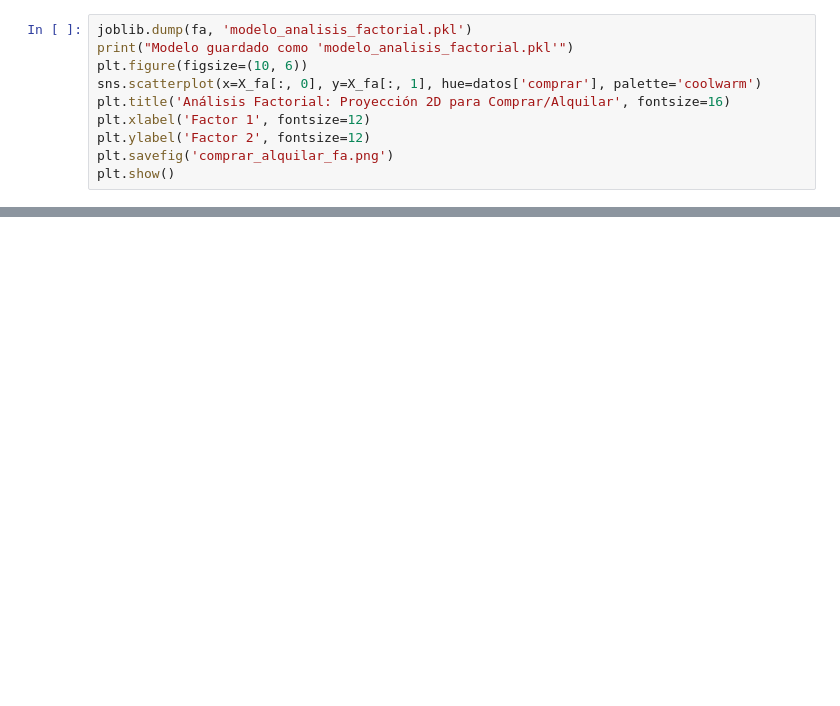
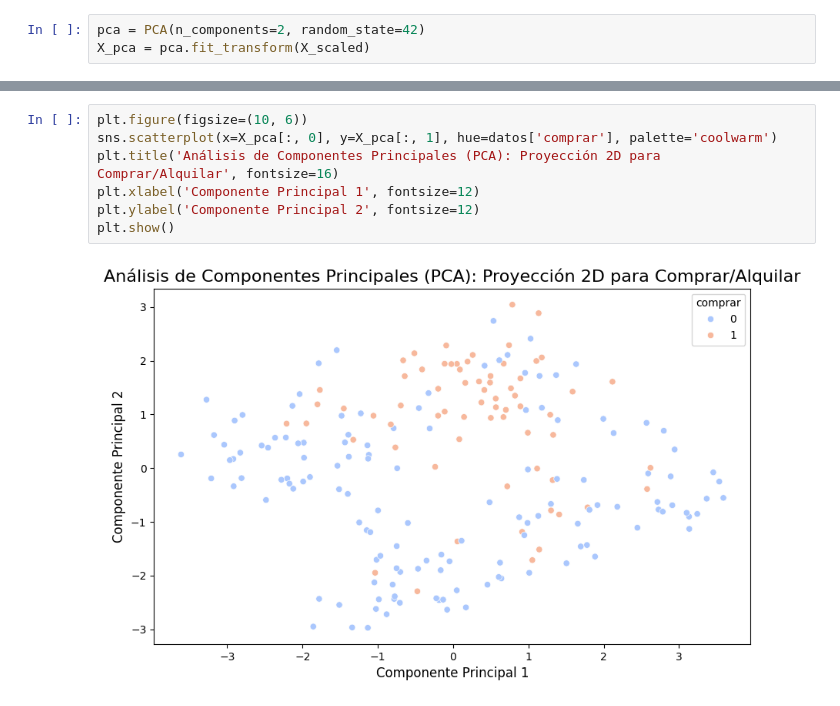
Before and after one commit to angelgon214/jupyter, a Jupyter notebook: comprar_alquilar.ipynb, the cells around one changed output, grey strips where cells are left out. Drawn from its saved outputs; the diff is of its cells as text; blank space fills up the shorter version.

```diff
--- a/comprar_alquilar.ipynb
+++ b/comprar_alquilar.ipynb
@@ -38,10 +15,3 @@ X_fa = fa.fit_transform(X_scaled)
 # %%
-joblib.dump(fa, 'modelo_analisis_factorial.pkl')
-print("Modelo guardado como 'modelo_analisis_factorial.pkl'")
-plt.figure(figsize=(10, 6))
-sns.scatterplot(x=X_fa[:, 0], y=X_fa[:, 1], hue=datos['comprar'], palette='coolwarm')
-plt.title('Análisis Factorial: Proyección 2D para Comprar/Alquilar', fontsize=16)
-plt.xlabel('Factor 1', fontsize=12)
-plt.ylabel('Factor 2', fontsize=12)
-plt.savefig('comprar_alquilar_fa.png')
-plt.show()
+pca = PCA(n_components=2, random_state=42)
+X_pca = pca.fit_transform(X_scaled)
@@ -50,0 +26,9 @@ Modelo guardado como 'modelo_analisis_factorial.pkl'
+# %%
+plt.figure(figsize=(10, 6))
+sns.scatterplot(x=X_pca[:, 0], y=X_pca[:, 1], hue=datos['comprar'], palette='coolwarm')
+plt.title('Análisis de Componentes Principales (PCA): Proyección 2D para Comprar/Alquilar', fontsize=16)
+plt.xlabel('Componente Principal 1', fontsize=12)
+plt.ylabel('Componente Principal 2', fontsize=12)
+plt.show()
+# %% [output]
+[figure, added]
```
Also changed, not shown: parts of 6 cells of this notebook, 1 other file.
